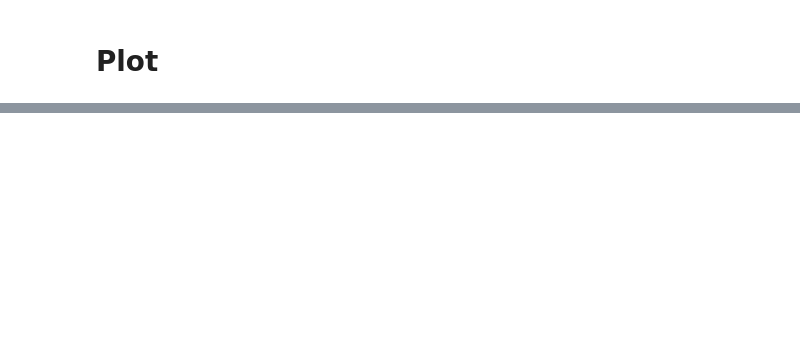
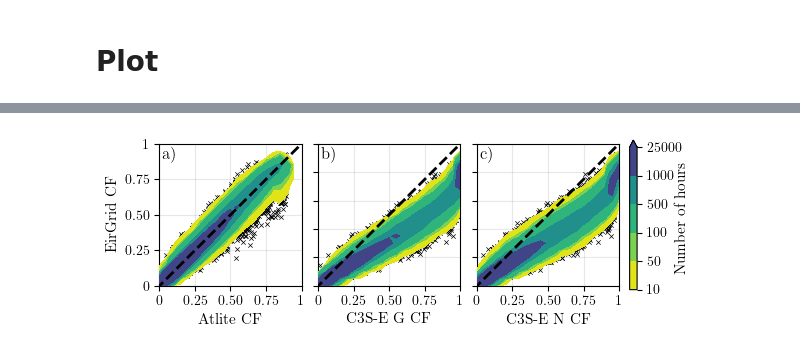
Before and after one commit to BorisM202/RES_droughts, a Jupyter notebook: Scripts/verification_wind_contour.ipynb, the cells around one changed output, grey strips where cells are left out. Drawn from its saved outputs; the diff is of its cells as text; code cells hidden in the pictures; blank space fills up the shorter version.

```diff
--- a/Scripts/verification_wind_contour.ipynb
+++ b/Scripts/verification_wind_contour.ipynb
@@ -135,0 +59,85 @@ fig.tight_layout()
+# %%
+def truncate_colormap(cmap, minval=0.0, maxval=1.0, n=100):
+    new_cmap = mpl.colors.LinearSegmentedColormap.from_list(
+        'trunc({n},{a:.2f},{b:.2f})'.format(n=cmap.name, a=minval, b=maxval),
+        cmap(np.linspace(minval, maxval, n)))
+    return new_cmap
+# %%
+cmap = truncate_colormap(mpl.colormaps['viridis'], maxval=0.2, minval=0.95)
+cmap = cmap.resampled(6)
+bins = np.arange(-0.025, 1.05, 0.05)
+centered_bins = 0.5 * (bins[1:] + bins[:-1])
+# %%
+bounds = [10, 50, 100, 500, 1000, 25000]
+norm = mpl.colors.BoundaryNorm(bounds, cmap.N)
+# %%
+models = {
+    'Atlite': cf_wind['Atlite'].values,
+    'C3S-E G': cf_wind['C3S-E G'].values,
+    'C3S-E N': cf_wind['C3S-E N'].fillna(0.).values
+}
+# %%
+# cm / in ratio
+cm = 1 / 2.54
+fig, ax = plt.subplots(1, 3,
+                       figsize=(15 * cm, 5 * cm),
+                       constrained_layout=True)
+
+# Loop through models to create plots
+for i, (label, model_data) in enumerate(models.items()):
+    hist, _, _ = np.histogram2d(
+        x=model_data,
+        y=cf_wind['EirGrid'].values,
+        bins=bins,
+        density=False)
+    # Scatter plot
+    ax[i].scatter(
+        x=model_data,
+        y=cf_wind['EirGrid'].values,
+        marker='x',
+        c='k',
+        s=10,
+        lw=0.5,
+        zorder=2)
+    # Contour plot
+    im = ax[i].contourf(
+        centered_bins,
+        centered_bins,
+        hist.T,
+        levels=bounds,
+        cmap=cmap,
+        norm=norm,
+        extend='max',
+        zorder=3)
+
+    # Add diagonal line
+    ax[i].plot(bins, bins, c='k', lw=2, ls='--', zorder=5)
+
+    # Set axis properties
+    ax[i].set_aspect(1.)
+    ax[i].set_xlim(0, 1)
+    ax[i].set_ylim(0, 1)
+    ax[i].grid(alpha=0.3)
+    ax[i].set_xlabel(f'{label} CF')
+
+    ax[0].set_yticks([0, 0.25, 0.5, 0.75, 1])
+    ax[0].set_yticklabels(['0', '0.25', '0.50', '0.75', '1'])
+    ax[i].set_xticks([0, 0.25, 0.5, 0.75, 1])
+    ax[i].set_xticklabels(['0', '0.25', '0.50', '0.75', '1'])
+
+    if i != 0:
+        ax[i].set_yticklabels([])
+    else:
+        ax[i].set_ylabel('EirGrid CF')
+
+    # Add subplot labels
+    ax[i].text(0.02, 0.98, f'{chr(97 + i)})', fontsize=12, ha='left', va='top')
+
+# Add color bar to the last subplot
+cbar = fig.colorbar(im, ax=ax[2])
+cbar.set_label('Number of hours', labelpad=-5)
+
+# Save the figure
+plt.savefig('verification_pv_contour.png', dpi=300)
+# %% [output]
+[figure, added]
```
Also changed, not shown: parts of 17 cells of this notebook, 45 other files.
